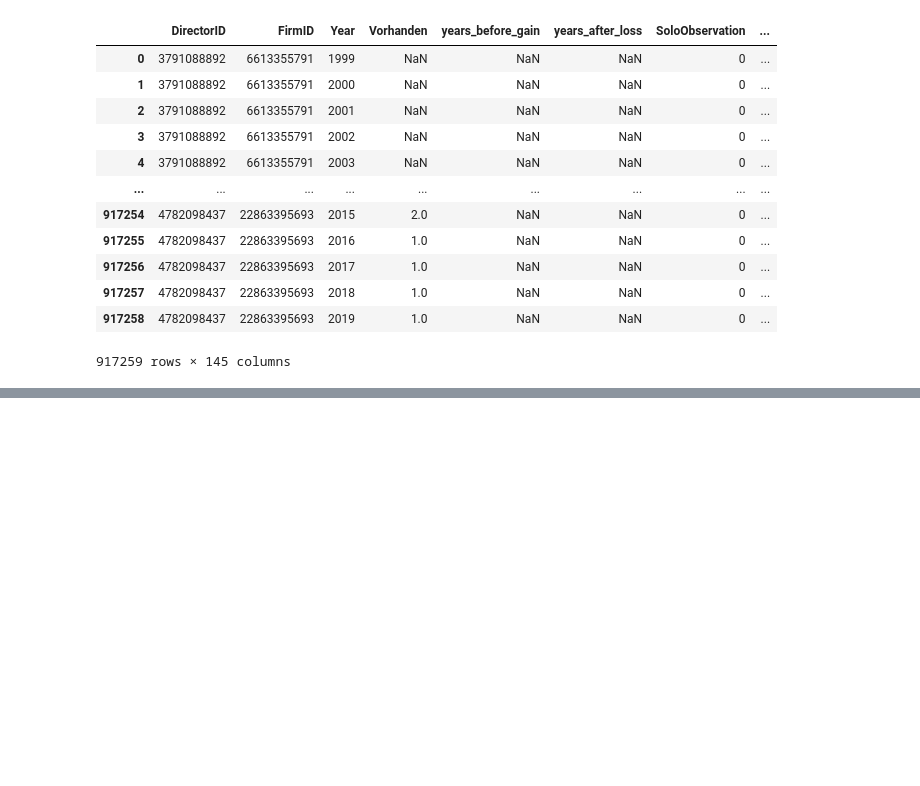
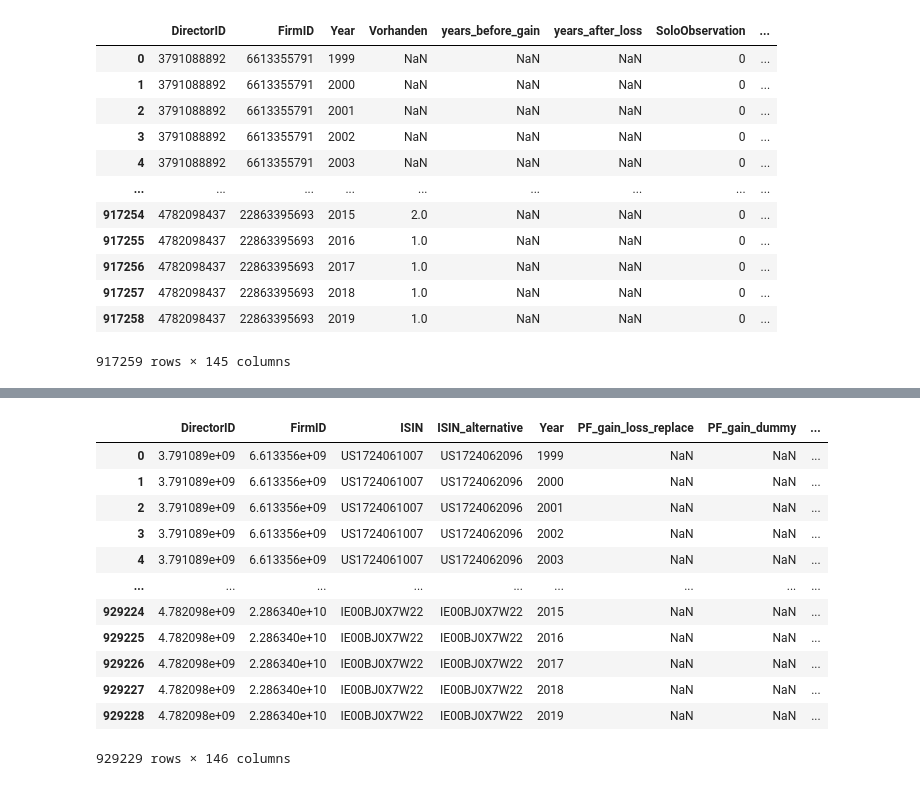
Before and after one commit to hannez11/director-project, a Jupyter notebook: merge notebooks/merge_variables.ipynb, the cells around one changed output, grey strips where cells are left out. Cells and saved outputs as stored; diff of their text form; code cells hidden in the pictures; blank space fills up the shorter version.

```diff
--- a/merge_variables.ipynb
+++ b/merge notebooks/merge_variables.ipynb
@@ -412,0 +499,17 @@ df_director_firm_year_merge_glassdoor.to_csv(r"C:\Users\hannes\Desktop\director-
+# %%
+df_director_firm_year_merge_numberofdirs = df_director_firm_year_merge_departure.merge(df_numberofdirs, how="left", on=["DirectorID", "Year"])
+df_director_firm_year_merge_numberofdirs
+# %% [output]
+|  | DirectorID | FirmID | ISIN | ISIN_alternative | Year | PF_gain_loss_replace | PF_gain_dummy | ... |
+| 0 | 3.791089e+09 | 6.613356e+09 | US1724061007 | US1724062096 | 1999 | NaN | NaN | ... |
+| 1 | 3.791089e+09 | 6.613356e+09 | US1724061007 | US1724062096 | 2000 | NaN | NaN | ... |
+| 2 | 3.791089e+09 | 6.613356e+09 | US1724061007 | US1724062096 | 2001 | NaN | NaN | ... |
+| 3 | 3.791089e+09 | 6.613356e+09 | US1724061007 | US1724062096 | 2002 | NaN | NaN | ... |
+| 4 | 3.791089e+09 | 6.613356e+09 | US1724061007 | US1724062096 | 2003 | NaN | NaN | ... |
+| ... | ... | ... | ... | ... | ... | ... | ... | ... |
+| 929224 | 4.782098e+09 | 2.286340e+10 | IE00BJ0X7W22 | IE00BJ0X7W22 | 2015 | NaN | NaN | ... |
+| 929225 | 4.782098e+09 | 2.286340e+10 | IE00BJ0X7W22 | IE00BJ0X7W22 | 2016 | NaN | NaN | ... |
+| 929226 | 4.782098e+09 | 2.286340e+10 | IE00BJ0X7W22 | IE00BJ0X7W22 | 2017 | NaN | NaN | ... |
+| 929227 | 4.782098e+09 | 2.286340e+10 | IE00BJ0X7W22 | IE00BJ0X7W22 | 2018 | NaN | NaN | ... |
+| 929228 | 4.782098e+09 | 2.286340e+10 | IE00BJ0X7W22 | IE00BJ0X7W22 | 2019 | NaN | NaN | ... |
+929229 rows × 146 columns
```
Also changed, not shown: parts of 10 cells of this notebook, 4 other files.
